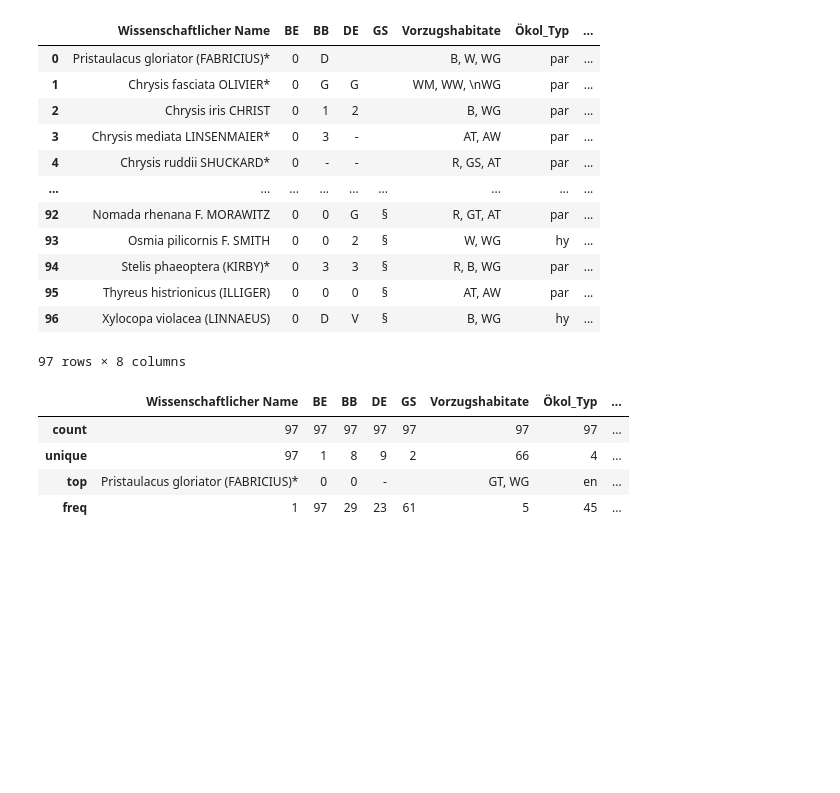
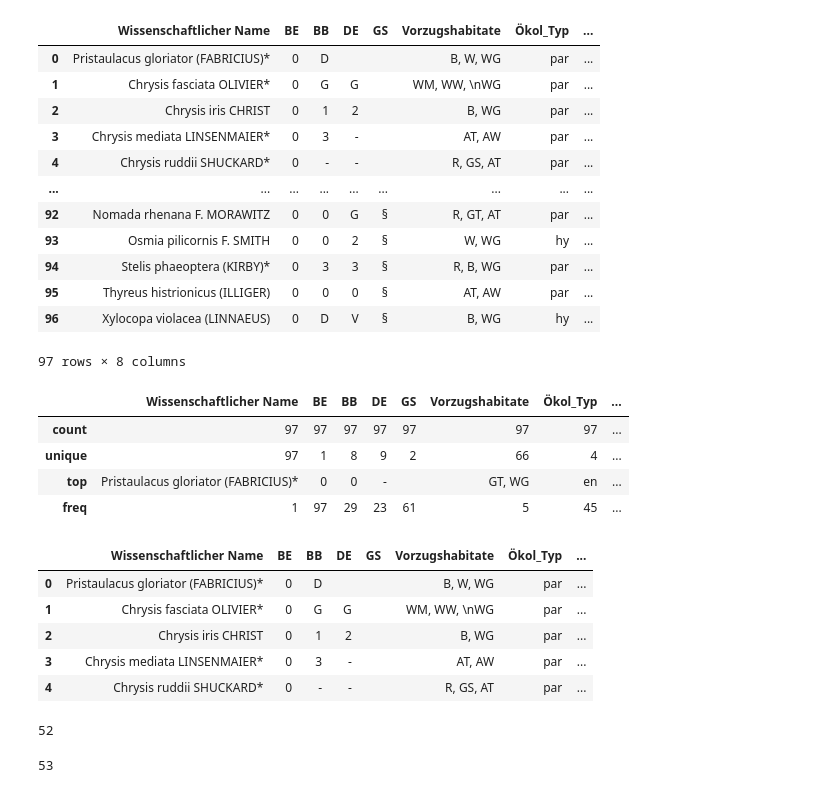
Before and after one commit to Zzzhenya/Berlin-red-list, a Jupyter notebook: Insecta/Hymenoptera part - Bees and Wasps/Bienen_und_waspen.ipynb, the cells around one changed output. Saved outputs shown, nothing was run; the diff lists cells and outputs as text; code cells hidden in the pictures; blank space fills up the shorter version.

```diff
--- a/Insecta/Hymenoptera part - Bees and Wasps/Bienen_und_waspen.ipynb
+++ b/Insecta/Hymenoptera part - Bees and Wasps/Bienen_und_waspen.ipynb
@@ -333,0 +338,17 @@ df2.describe()
+# %%
+df2.head()
+# %% [output]
+|  | Wissenschaftlicher Name | BE | BB | DE | GS | Vorzugshabitate | Ökol_Typ | ... |
+| 0 | Pristaulacus gloriator (FABRICIUS)* | 0 | D |  |  | B, W, WG | par | ... |
+| 1 | Chrysis fasciata OLIVIER* | 0 | G | G |  | WM, WW, \nWG | par | ... |
+| 2 | Chrysis iris CHRIST | 0 | 1 | 2 |  | B, WG | par | ... |
+| 3 | Chrysis mediata LINSENMAIER* | 0 | 3 | - |  | AT, AW | par | ... |
+| 4 | Chrysis ruddii SHUCKARD* | 0 | - | - |  | R, GS, AT | par | ... |
+# %%
+df2.loc[df2["Wissenschaftlicher Name"] == "Mimumesa littoralis (BONDROIT)"].index[0]
+# %% [output]
+52
+# %%
+df2.loc[df2["Wissenschaftlicher Name"] == "Nitela fallax KOHL"].index[0]
+# %% [output]
+53
```
Also changed, not shown: parts of 6 cells of this notebook.
